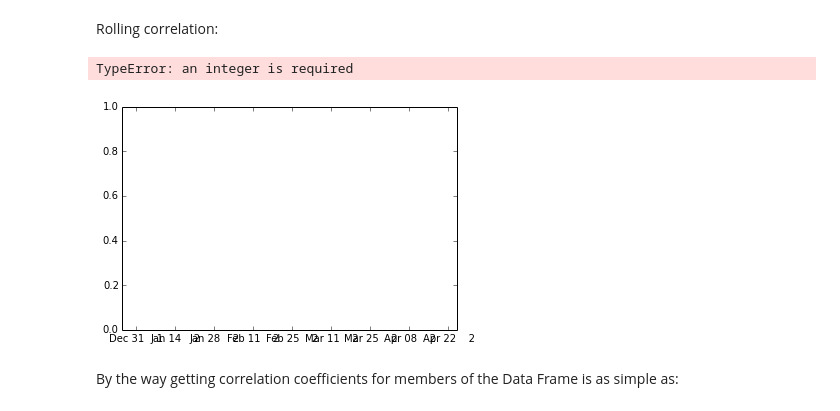
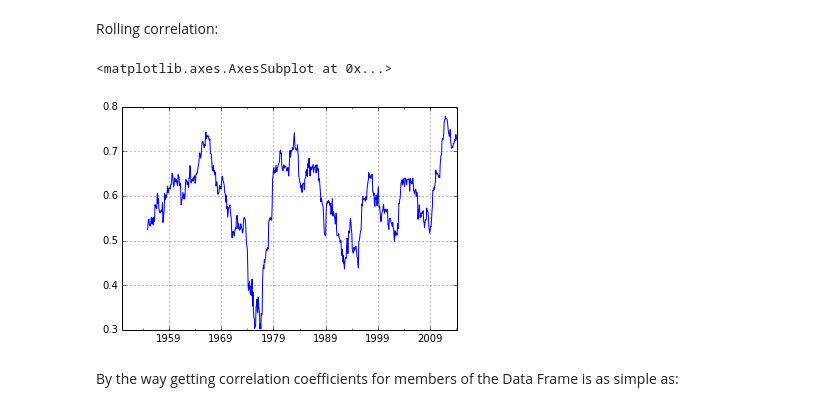
Before and after one commit to koldunovn/py_klimacampus, a Jupyter notebook: meeting_001/earthpy_pandas_basics.ipynb, the cells around one changed output. Cells and saved outputs as stored; diff of their text form; code cells hidden in the pictures.

```diff
--- a/meeting_001/earthpy_pandas_basics.ipynb
+++ b/meeting_001/earthpy_pandas_basics.ipynb
@@ -466,10 +443,10 @@ TypeError: an integer is required
 # %% [markdown]
 Rolling correlation:
 # %%
-pd.rolling_corr(aonao.AO, aonao.NAO, window=120).plot()
+pd.rolling_corr(aonao.AO, aonao.NAO, window=60).plot()
 # %% [output]
-TypeError: an integer is required
+<matplotlib.axes.AxesSubplot at 0x...>
-[figure, old version]
+[figure, new version]
 # %% [markdown]
 By the way getting correlation coefficients for members of the Data Frame is as simple as:
 # %%
```
Also changed, not shown: parts of 20 cells of this notebook.
